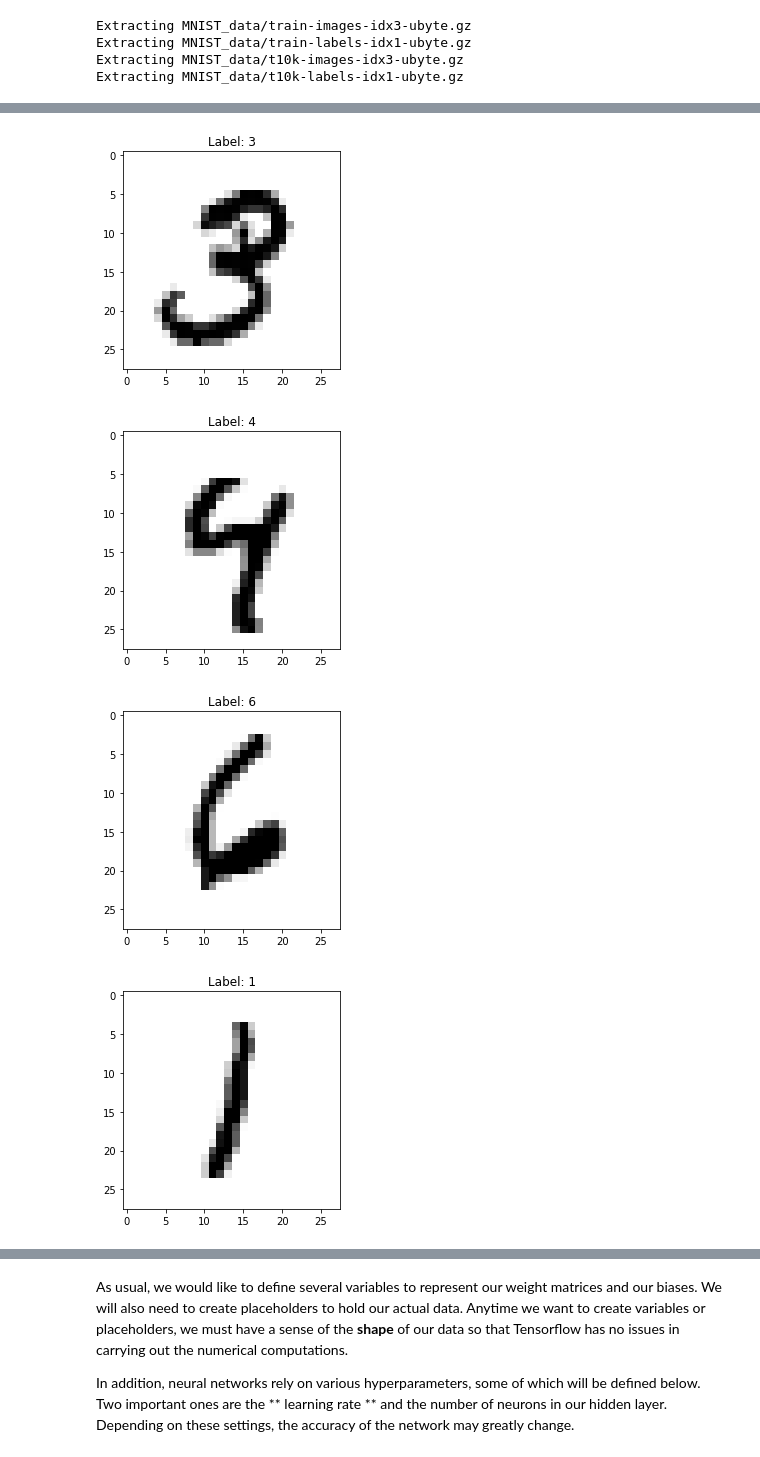
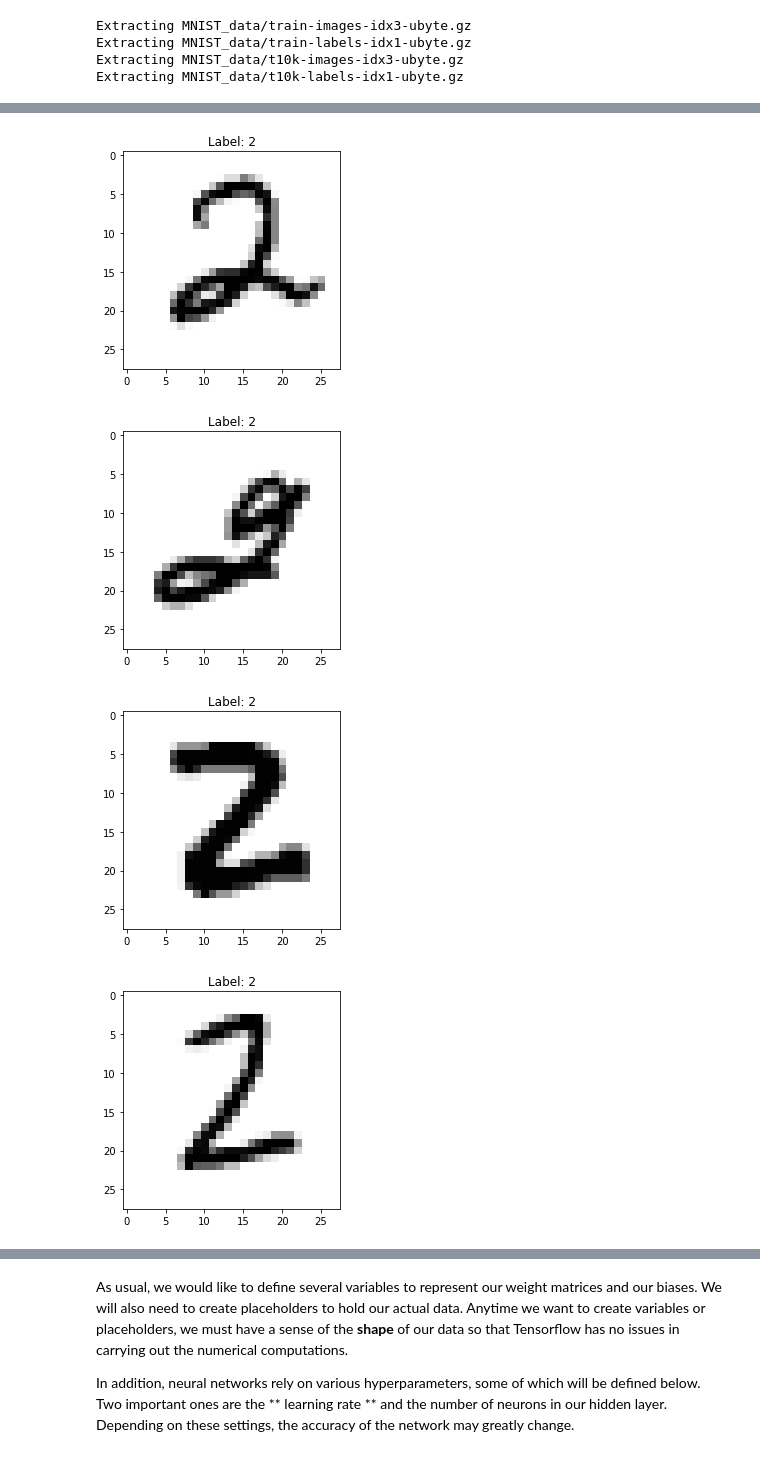
Before and after one commit to uclaacmai/tf-workshop-series, a Jupyter notebook: week6-neural-nets/Neural Network Tensorflow.ipynb, the cells around one changed output, grey strips where cells are left out. Saved outputs shown, nothing was run; the diff lists cells and outputs as text; code cells hidden in the pictures.

```diff
--- a/week6-neural-nets/Neural Network Tensorflow.ipynb
+++ b/week6-neural-nets/Neural Network Tensorflow.ipynb
@@ -83,7 +83,7 @@ def show_pics(mnist, num = None):
 
 
 #show_pics(mnist)
-show_pics(mnist)
+show_pics(mnist, 2)
 # %% [output]
 Extracting MNIST_data/train-images-idx3-ubyte.gz
 Extracting MNIST_data/train-labels-idx1-ubyte.gz
@@ -93,4 +93,4 @@ Extracting MNIST_data/t10k-labels-idx1-ubyte.gz
-[figure, old version]
+[figure, new version]
-[figure, old version]
+[figure, new version]
-[figure, old version]
+[figure, new version]
-[figure, old version]
+[figure, new version]
```
Also changed, not shown: parts of 3 cells of this notebook.
